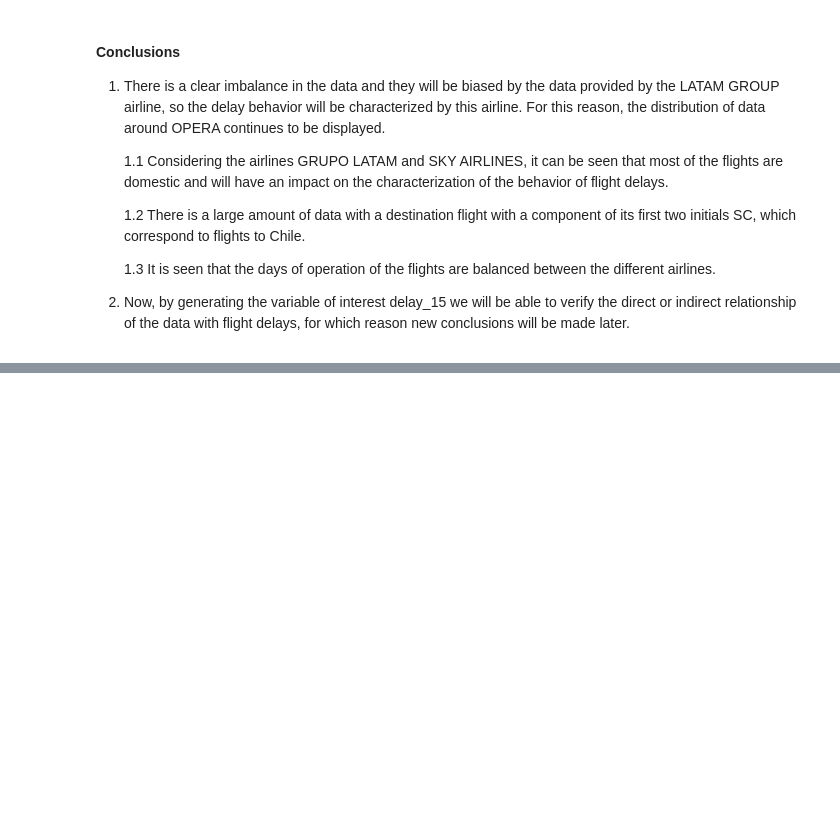
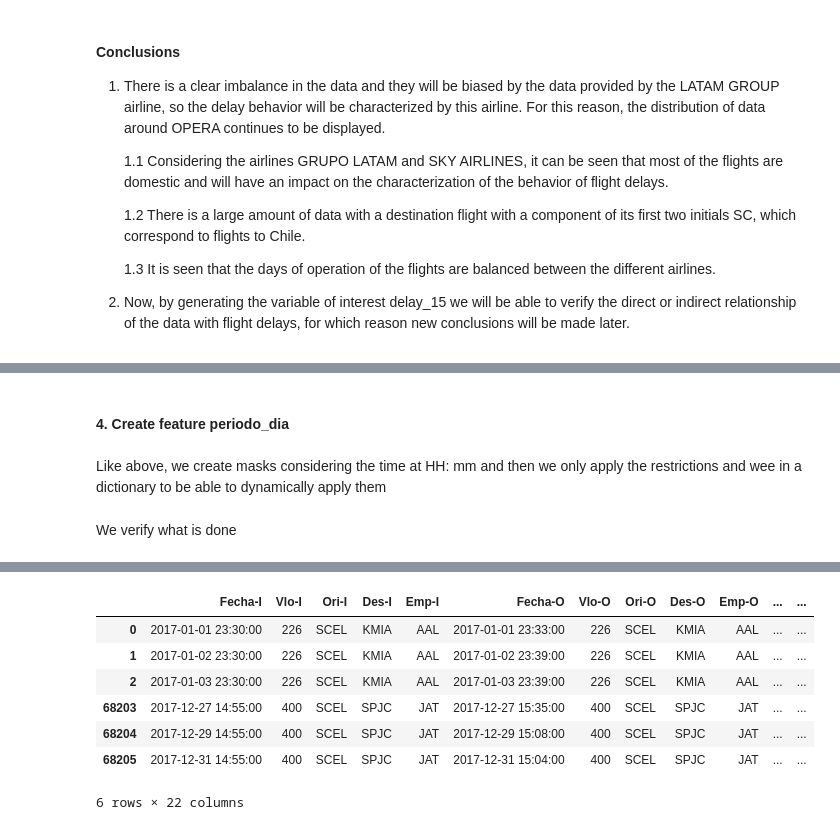
Before and after one commit to alejandroesteban/prediction_probability_flight_delays, a Jupyter notebook: solution.ipynb, the cells around one changed output, grey strips where cells are left out. Drawn from its saved outputs; the diff is of its cells as text; code cells hidden in the pictures; blank space fills up the shorter version.

```diff
--- a/solution.ipynb
+++ b/solution.ipynb
@@ -87,0 +278,4 @@ For this reason, the distribution of data around OPERA continues to be displayed
+# %% [markdown]
+#### 4. Create feature periodo_dia
+# %% [markdown]
+Like above, we create masks considering the time at HH: mm and then we only apply the restrictions and wee in a dictionary to be able to dynamically apply them
@@ -87,0 +289,5 @@ For this reason, the distribution of data around OPERA continues to be displayed
+# %% [markdown]
+We verify what is done
+# %%
+df_raw.head(3).append(df_raw.tail(3))
+# %% [output]
@@ -87,0 +295,8 @@ For this reason, the distribution of data around OPERA continues to be displayed
+|  | Fecha-I | Vlo-I | Ori-I | Des-I | Emp-I | Fecha-O | Vlo-O | Ori-O | Des-O | Emp-O | ... | ... |
+| 0 | 2017-01-01 23:30:00 | 226 | SCEL | KMIA | AAL | 2017-01-01 23:33:00 | 226 | SCEL | KMIA | AAL | ... | ... |
+| 1 | 2017-01-02 23:30:00 | 226 | SCEL | KMIA | AAL | 2017-01-02 23:39:00 | 226 | SCEL | KMIA | AAL | ... | ... |
+| 2 | 2017-01-03 23:30:00 | 226 | SCEL | KMIA | AAL | 2017-01-03 23:39:00 | 226 | SCEL | KMIA | AAL | ... | ... |
+| 68203 | 2017-12-27 14:55:00 | 400 | SCEL | SPJC | JAT | 2017-12-27 15:35:00 | 400 | SCEL | SPJC | JAT | ... | ... |
+| 68204 | 2017-12-29 14:55:00 | 400 | SCEL | SPJC | JAT | 2017-12-29 15:08:00 | 400 | SCEL | SPJC | JAT | ... | ... |
+| 68205 | 2017-12-31 14:55:00 | 400 | SCEL | SPJC | JAT | 2017-12-31 15:04:00 | 400 | SCEL | SPJC | JAT | ... | ... |
+6 rows × 22 columns
```
Also changed, not shown: parts of 44 cells of this notebook, 1 other file.
